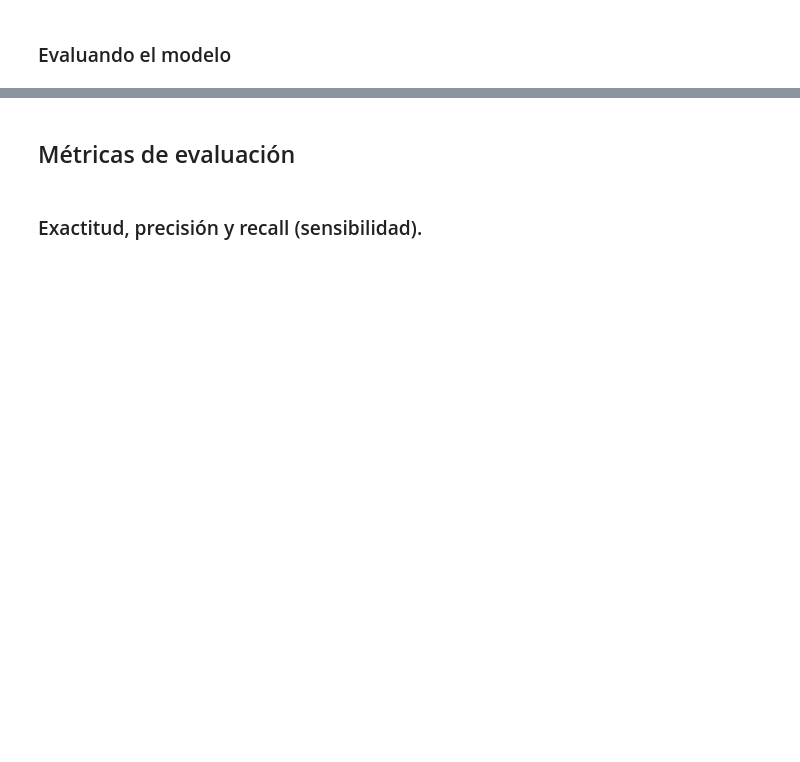
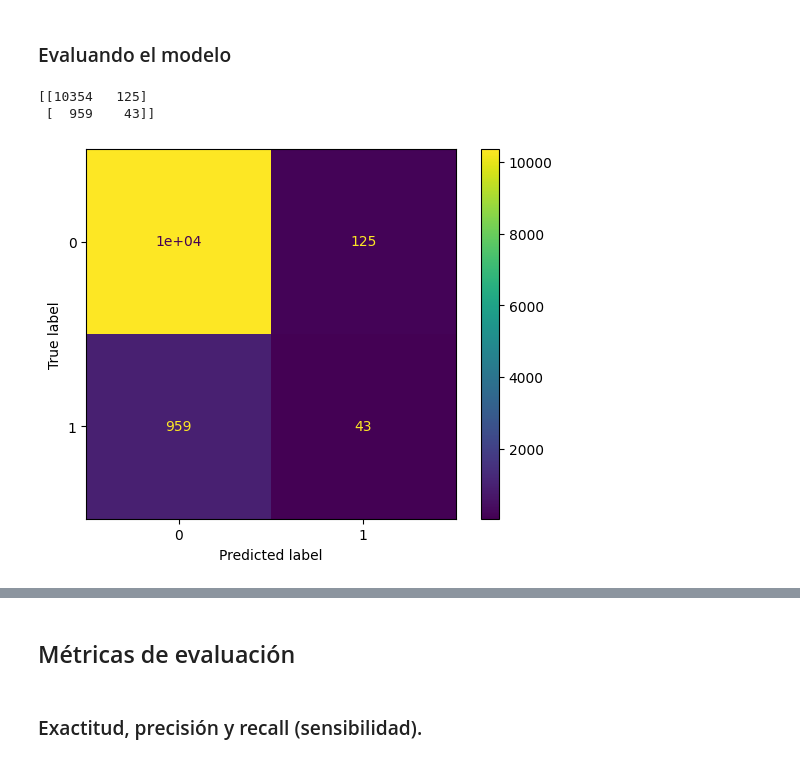
Before and after one commit to Carancho25/Informe-de-Gestion-por-locales, a Jupyter notebook: Clasificacion_validacion_y_metricas.ipynb, the cells around one changed output, grey strips where cells are left out. Cells and saved outputs as stored; diff of their text form; code cells hidden in the pictures; blank space fills up the shorter version.

```diff
--- a/Clasificacion_validacion_y_metricas.ipynb
+++ b/Clasificacion_validacion_y_metricas.ipynb
@@ -69,0 +72,13 @@ print (f" La exatitud del modelo con el conjunto de validacion es: {modelo.score
+# %%
+y_previsto = modelo.predict(X_val)
+matriz_confusion = confusion_matrix(y_val,y_previsto)
+print(matriz_confusion)
+# %% [output]
+[[10354   125]
+ [  959    43]]
+# %%
+from sklearn.metrics import ConfusionMatrixDisplay
+visualizacion = ConfusionMatrixDisplay(matriz_confusion)
+visualizacion.plot();
+# %% [output]
+[figure, added]
```
Also changed, not shown: parts of 8 cells of this notebook.
